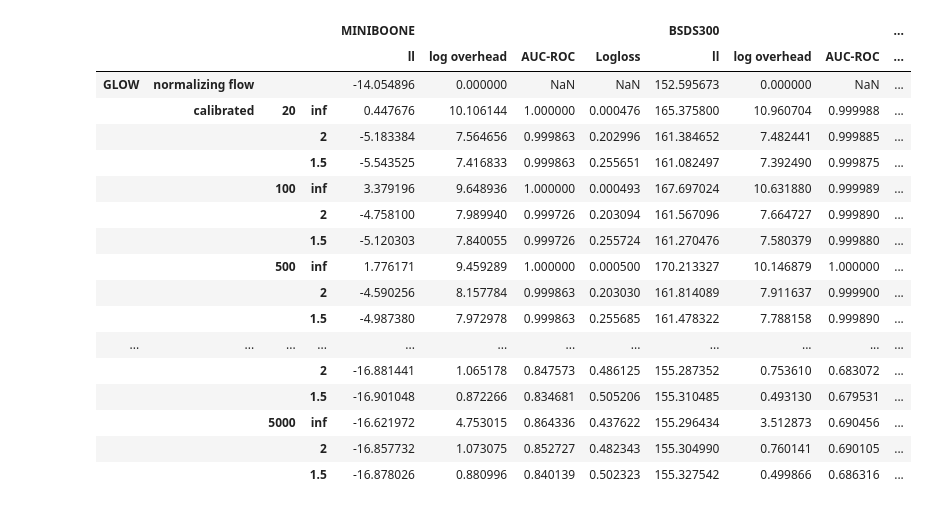
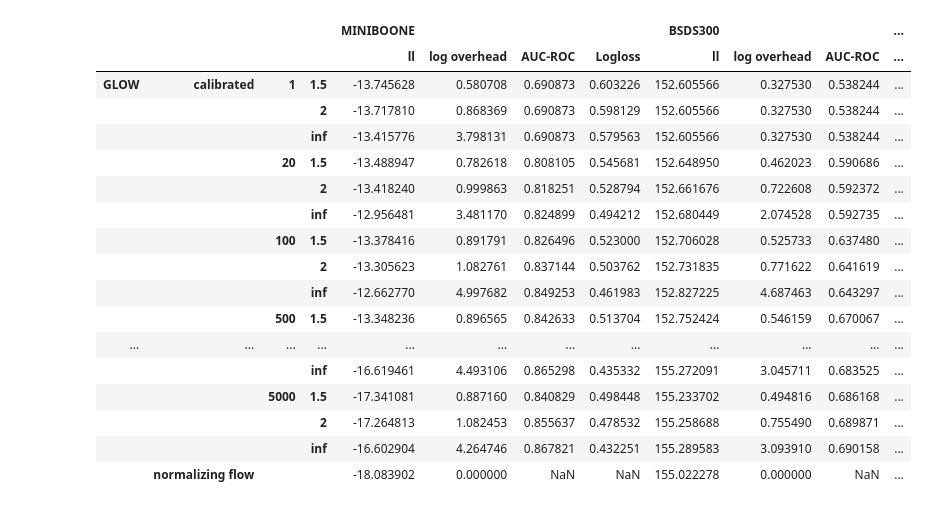
Before and after one commit to MaximArtemev/NFCalib, a Jupyter notebook: notebooks/metrics_table.ipynb, the cells around one changed output. Saved outputs shown, nothing was run; the diff lists cells and outputs as text; code cells hidden in the pictures.

Commit message:
Final metrics table, pictures

```diff
--- a/notebooks/metrics_table.ipynb
+++ b/notebooks/metrics_table.ipynb
@@ -194,7 +295,7 @@ for data_name in ('MINIBOONE', 'BSDS300', 'GAS', 'HEPMASS', 'POWER'):
         model.sample_n = lambda n: batched_sample(model, n)
         to_device(model, 'cpu')
 
-        clf_ds_train, clf_ds_test, metrics = train_cb(model, X_train_tensor, X_test_tensor, [10000, 2, 1.5], [20, 100, 500, 1000, 5000])
+        clf_ds_train, clf_ds_test, metrics = train_cb(model, X_train_tensor, X_test_tensor, [10000, 2, 1.5], [1, 20, 100, 500, 1000, 5000])
 
         arr.append({
             'data_name': data_name,
@@ -220,43 +350,37 @@ for data_name in ('MINIBOONE', 'BSDS300', 'GAS', 'HEPMASS', 'POWER'):
 # %%
 metrics = defaultdict(dict)
 for x in arr:
     model_name = (x['model_type'], 'normalizing flow', '', '', )
     metrics[(x['data_name'], 'll', )][model_name] = x['ll']
     metrics[(x['data_name'], 'log overhead', )][model_name] = 0
     for y in x['metrics']:
         if y['clip'] == 10000:
             model_name = (x['model_type'], 'calibrated', y['iters'], 'inf', )
-            metrics[(x['data_name'], 'll', )][model_name] = y['ll']
-            metrics[(x['data_name'], 'log overhead', )][model_name] = y['overhead']
-            metrics[(x['data_name'], 'AUC-ROC', )][model_name] = y['auc_roc']
-            metrics[(x['data_name'], 'Logloss', )][model_name] = -y['logloss']
-#             metrics[(x['data_name'], 'calib const', )][(x['model_type'], 'calibrated', )] = clip['calibration_constant']
         else:
-            model_name = (x['model_type'], 'calibrated', y['iters'], round(y['clip'], 2), )
-            metrics[(x['data_name'], 'll', )][model_name] = y['ll']
-            metrics[(x['data_name'], 'log overhead', )][model_name] = y['overhead']
-            metrics[(x['data_name'], 'AUC-ROC', )][model_name] = y['auc_roc']
-            metrics[(x['data_name'], 'Logloss', )][model_name] = -y['logloss']
-#             metrics[(x['data_name'], 'calib const', )][(x['model_type'], ' calibrated clip ' + str(round(clip['clip'], 2)), )] = clip['calibration_constant']
+            model_name = (x['model_type'], 'calibrated', y['iters'], str(round(y['clip'], 2)), )
+        metrics[(x['data_name'], 'll', )][model_name] = y['ll']
+        metrics[(x['data_name'], 'log overhead', )][model_name] = y['overhead']
+        metrics[(x['data_name'], 'AUC-ROC', )][model_name] = y['auc_roc']
+        metrics[(x['data_name'], 'Logloss', )][model_name] = -y['logloss']
 metrics = pd.DataFrame(metrics)
 pd.set_option('display.max_rows', metrics.shape[0] + 1)
 metrics
 # %% [output]
 |  |  |  |  | MINIBOONE |  |  |  | BSDS300 |  |  | ... |
 |  |  |  |  | ll | log overhead | AUC-ROC | Logloss | ll | log overhead | AUC-ROC | ... |
-| GLOW | normalizing flow |  |  | -14.054896 | 0.000000 | NaN | NaN | 152.595673 | 0.000000 | NaN | ... |
-|  | calibrated | 20 | inf | 0.447676 | 10.106144 | 1.000000 | 0.000476 | 165.375800 | 10.960704 | 0.999988 | ... |
-|  |  |  | 2 | -5.183384 | 7.564656 | 0.999863 | 0.202996 | 161.384652 | 7.482441 | 0.999885 | ... |
-|  |  |  | 1.5 | -5.543525 | 7.416833 | 0.999863 | 0.255651 | 161.082497 | 7.392490 | 0.999875 | ... |
-|  |  | 100 | inf | 3.379196 | 9.648936 | 1.000000 | 0.000493 | 167.697024 | 10.631880 | 0.999989 | ... |
-|  |  |  | 2 | -4.758100 | 7.989940 | 0.999726 | 0.203094 | 161.567096 | 7.664727 | 0.999890 | ... |
-|  |  |  | 1.5 | -5.120303 | 7.840055 | 0.999726 | 0.255724 | 161.270476 | 7.580379 | 0.999880 | ... |
-|  |  | 500 | inf | 1.776171 | 9.459289 | 1.000000 | 0.000500 | 170.213327 | 10.146879 | 1.000000 | ... |
-|  |  |  | 2 | -4.590256 | 8.157784 | 0.999863 | 0.203030 | 161.814089 | 7.911637 | 0.999900 | ... |
-|  |  |  | 1.5 | -4.987380 | 7.972978 | 0.999863 | 0.255685 | 161.478322 | 7.788158 | 0.999890 | ... |
+| GLOW | calibrated | 1 | 1.5 | -13.745628 | 0.580708 | 0.690873 | 0.603226 | 152.605566 | 0.327530 | 0.538244 | ... |
+|  |  |  | 2 | -13.717810 | 0.868369 | 0.690873 | 0.598129 | 152.605566 | 0.327530 | 0.538244 | ... |
+|  |  |  | inf | -13.415776 | 3.798131 | 0.690873 | 0.579563 | 152.605566 | 0.327530 | 0.538244 | ... |
+|  |  | 20 | 1.5 | -13.488947 | 0.782618 | 0.808105 | 0.545681 | 152.648950 | 0.462023 | 0.590686 | ... |
+|  |  |  | 2 | -13.418240 | 0.999863 | 0.818251 | 0.528794 | 152.661676 | 0.722608 | 0.592372 | ... |
+|  |  |  | inf | -12.956481 | 3.481170 | 0.824899 | 0.494212 | 152.680449 | 2.074528 | 0.592735 | ... |
+|  |  | 100 | 1.5 | -13.378416 | 0.891791 | 0.826496 | 0.523000 | 152.706028 | 0.525733 | 0.637480 | ... |
+|  |  |  | 2 | -13.305623 | 1.082761 | 0.837144 | 0.503762 | 152.731835 | 0.771622 | 0.641619 | ... |
+|  |  |  | inf | -12.662770 | 4.997682 | 0.849253 | 0.461983 | 152.827225 | 4.687463 | 0.643297 | ... |
+|  |  | 500 | 1.5 | -13.348236 | 0.896565 | 0.842633 | 0.513704 | 152.752424 | 0.546159 | 0.670067 | ... |
 | ... | ... | ... | ... | ... | ... | ... | ... | ... | ... | ... | ... |
-|  |  |  | 2 | -16.881441 | 1.065178 | 0.847573 | 0.486125 | 155.287352 | 0.753610 | 0.683072 | ... |
-|  |  |  | 1.5 | -16.901048 | 0.872266 | 0.834681 | 0.505206 | 155.310485 | 0.493130 | 0.679531 | ... |
-|  |  | 5000 | inf | -16.621972 | 4.753015 | 0.864336 | 0.437622 | 155.296434 | 3.512873 | 0.690456 | ... |
-|  |  |  | 2 | -16.857732 | 1.073075 | 0.852727 | 0.482343 | 155.304990 | 0.760141 | 0.690105 | ... |
-|  |  |  | 1.5 | -16.878026 | 0.880996 | 0.840139 | 0.502323 | 155.327542 | 0.499866 | 0.686316 | ... |
+|  |  |  | inf | -16.619461 | 4.493106 | 0.865298 | 0.435332 | 155.272091 | 3.045711 | 0.683525 | ... |
+|  |  | 5000 | 1.5 | -17.341081 | 0.887160 | 0.840829 | 0.498448 | 155.233702 | 0.494816 | 0.686168 | ... |
+|  |  |  | 2 | -17.264813 | 1.082453 | 0.855637 | 0.478532 | 155.258688 | 0.755490 | 0.689871 | ... |
+|  |  |  | inf | -16.602904 | 4.264746 | 0.867821 | 0.432251 | 155.289583 | 3.093910 | 0.690158 | ... |
+|  | normalizing flow |  |  | -18.083902 | 0.000000 | NaN | NaN | 155.022278 | 0.000000 | NaN | ... |
```
Also changed, not shown: parts of 10 cells of this notebook, 1 other file.
